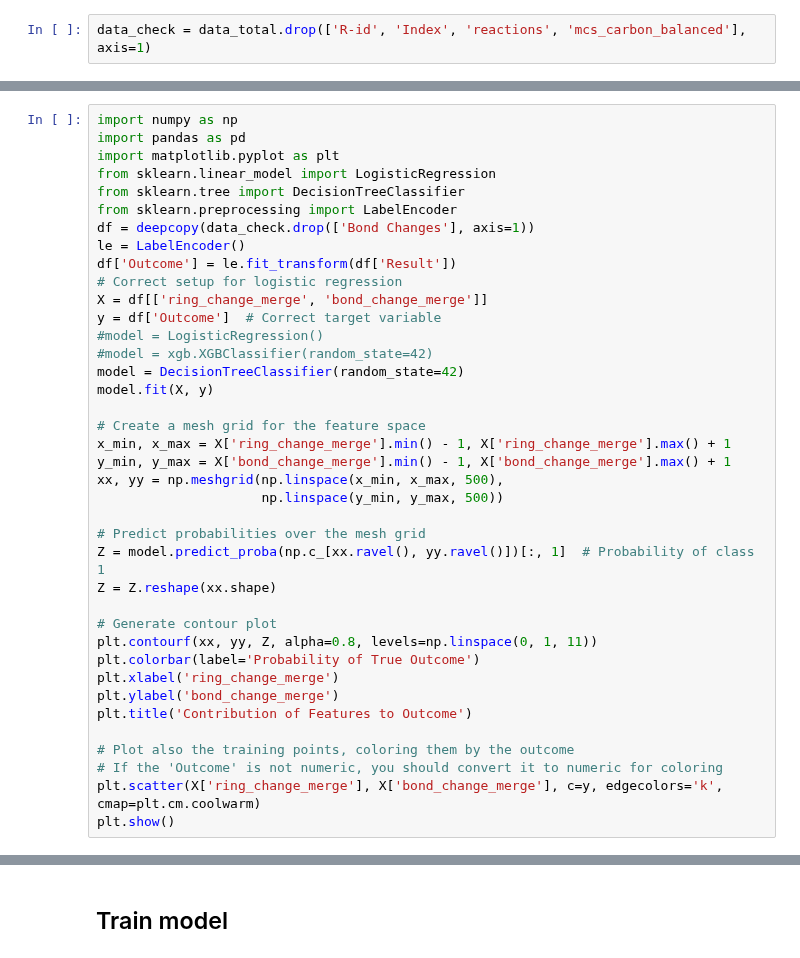
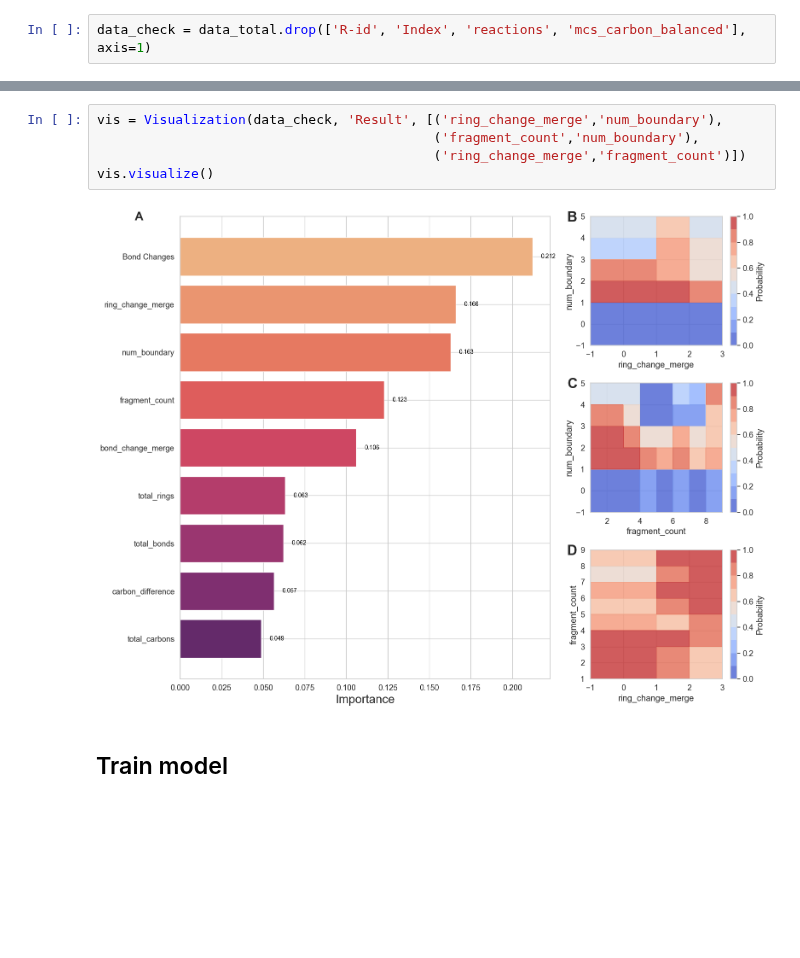
Before and after one commit to TieuLongPhan/SynRBL, a Jupyter notebook: Pipeline/Validation/Analysis/analysis.ipynb, the cells around one changed output, grey strips where cells are left out. Saved outputs shown, nothing was run; the diff lists cells and outputs as text; blank space fills up the shorter version.

```diff
--- a/Pipeline/Validation/Analysis/analysis.ipynb
+++ b/Pipeline/Validation/Analysis/analysis.ipynb
@@ -1011,39 +488,0 @@ plt.show()
-# %%
-import numpy as np
-import pandas as pd
-import matplotlib.pyplot as plt
-from sklearn.linear_model import LogisticRegression
-from sklearn.tree import DecisionTreeClassifier
-from sklearn.preprocessing import LabelEncoder
-df = deepcopy(data_check.drop(['Bond Changes'], axis=1))
-le = LabelEncoder()
-df['Outcome'] = le.fit_transform(df['Result'])
-# Correct setup for logistic regression
-X = df[['ring_change_merge', 'bond_change_merge']]
-y = df['Outcome']  # Correct target variable
-#model = LogisticRegression()
-#model = xgb.XGBClassifier(random_state=42)
-model = DecisionTreeClassifier(random_state=42)
-model.fit(X, y)
-
-# Create a mesh grid for the feature space
-x_min, x_max = X['ring_change_merge'].min() - 1, X['ring_change_merge'].max() + 1
-y_min, y_max = X['bond_change_merge'].min() - 1, X['bond_change_merge'].max() + 1
-xx, yy = np.meshgrid(np.linspace(x_min, x_max, 500),
-                     np.linspace(y_min, y_max, 500))
-
-# Predict probabilities over the mesh grid
-Z = model.predict_proba(np.c_[xx.ravel(), yy.ravel()])[:, 1]  # Probability of class 1
-Z = Z.reshape(xx.shape)
-
-# Generate contour plot
-plt.contourf(xx, yy, Z, alpha=0.8, levels=np.linspace(0, 1, 11))
-plt.colorbar(label='Probability of True Outcome')
-plt.xlabel('ring_change_merge')
-plt.ylabel('bond_change_merge')
-plt.title('Contribution of Features to Outcome')
-
-# Plot also the training points, coloring them by the outcome
-# If the 'Outcome' is not numeric, you should convert it to numeric for coloring
-plt.scatter(X['ring_change_merge'], X['bond_change_merge'], c=y, edgecolors='k', cmap=plt.cm.coolwarm)
-plt.show()
@@ -1052,3 +578,10 @@ plt.show()
+# %%
+vis = Visualization(data_check, 'Result', [('ring_change_merge','num_boundary'),
+                                           ('fragment_count','num_boundary'),
+                                           ('ring_change_merge','fragment_count')])
+vis.visualize()
+# %% [output]
+[figure, added]
 # %% [markdown]
 ## Train model
 # %%
```
Also changed, not shown: parts of 70 cells of this notebook, 4 other files.
